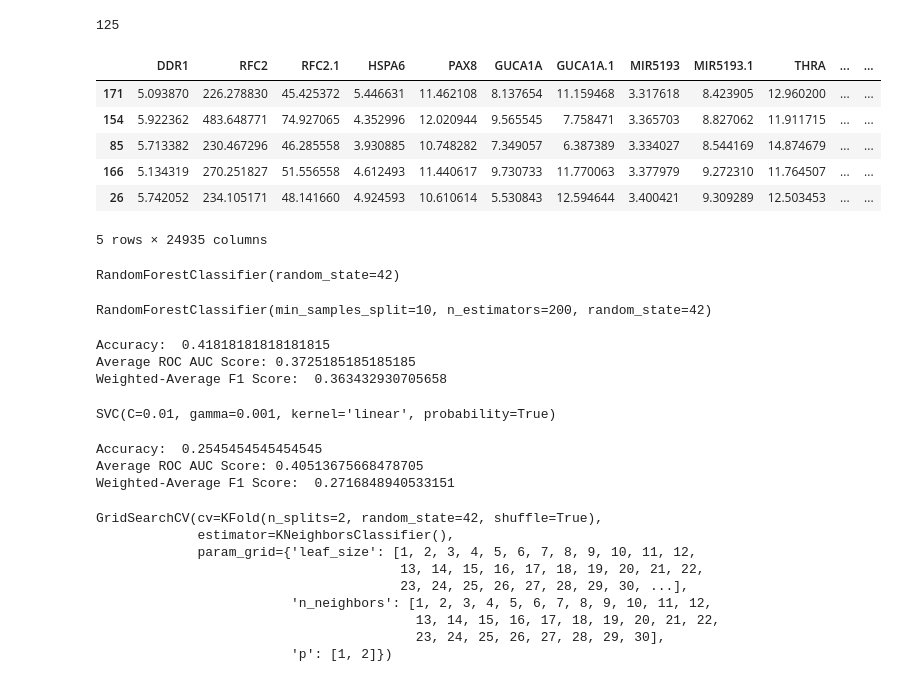
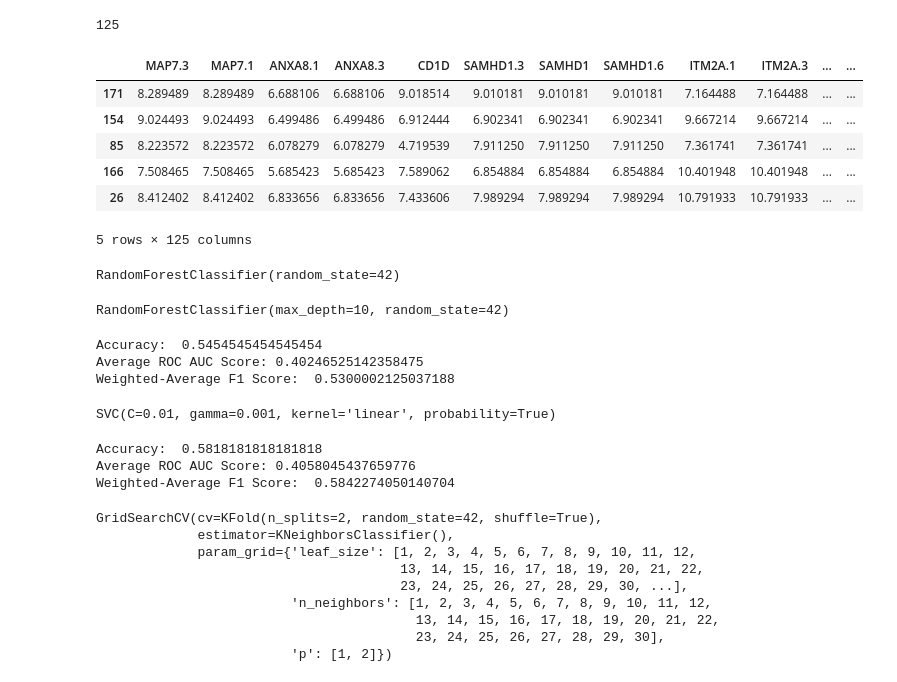
Before and after one commit to Chaoticatwithaneviltooth/5005_Project, a Jupyter notebook: aml-version2.ipynb, the cells around one changed output. Saved outputs shown, nothing was run; the diff lists cells and outputs as text; code cells hidden in the pictures.

```diff
--- a/aml-version2.ipynb
+++ b/aml-version2.ipynb
@@ -303,20 +303,20 @@ filtered_df = df[columns_to_keep]
 # %%
 # ML/AI Analysis
 y = df['SUBTYPES'] # <--- Target (Case/Control)
-x_biomarker = xtrain_boxcox_df[significant_biomarkers_list] # <--- Features (Significant Biomarkers)
+x_biomarker = x_log_transformed[significant_biomarkers_list] # <--- Features (Significant Biomarkers)
 
-x_biomarker_train, x_biomarker_test, y_biomarker_train, y_biomarker_test = train_test_split(xtrain_boxcox_df, y, test_size = test_size, random_state = random_state) # <--  Test/Train
+x_biomarker_train, x_biomarker_test, y_biomarker_train, y_biomarker_test = train_test_split(x_biomarker, y, test_size = test_size, random_state = random_state) # <--  Test/Train
 
 
 x_biomarker_train.head()
 # %% [output]
-|  | DDR1 | RFC2 | RFC2.1 | HSPA6 | PAX8 | GUCA1A | GUCA1A.1 | MIR5193 | MIR5193.1 | THRA | ... | ... |
-| 171 | 5.093870 | 226.278830 | 45.425372 | 5.446631 | 11.462108 | 8.137654 | 11.159468 | 3.317618 | 8.423905 | 12.960200 | ... | ... |
-| 154 | 5.922362 | 483.648771 | 74.927065 | 4.352996 | 12.020944 | 9.565545 | 7.758471 | 3.365703 | 8.827062 | 11.911715 | ... | ... |
-| 85 | 5.713382 | 230.467296 | 46.285558 | 3.930885 | 10.748282 | 7.349057 | 6.387389 | 3.334027 | 8.544169 | 14.874679 | ... | ... |
-| 166 | 5.134319 | 270.251827 | 51.556558 | 4.612493 | 11.440617 | 9.730733 | 11.770063 | 3.377979 | 9.272310 | 11.764507 | ... | ... |
-| 26 | 5.742052 | 234.105171 | 48.141660 | 4.924593 | 10.610614 | 5.530843 | 12.594644 | 3.400421 | 9.309289 | 12.503453 | ... | ... |
+|  | MAP7.3 | MAP7.1 | ANXA8.1 | ANXA8.3 | CD1D | SAMHD1.3 | SAMHD1 | SAMHD1.6 | ITM2A.1 | ITM2A.3 | ... | ... |
+| 171 | 8.289489 | 8.289489 | 6.688106 | 6.688106 | 9.018514 | 9.010181 | 9.010181 | 9.010181 | 7.164488 | 7.164488 | ... | ... |
+| 154 | 9.024493 | 9.024493 | 6.499486 | 6.499486 | 6.912444 | 6.902341 | 6.902341 | 6.902341 | 9.667214 | 9.667214 | ... | ... |
+| 85 | 8.223572 | 8.223572 | 6.078279 | 6.078279 | 4.719539 | 7.911250 | 7.911250 | 7.911250 | 7.361741 | 7.361741 | ... | ... |
+| 166 | 7.508465 | 7.508465 | 5.685423 | 5.685423 | 7.589062 | 6.854884 | 6.854884 | 6.854884 | 10.401948 | 10.401948 | ... | ... |
+| 26 | 8.412402 | 8.412402 | 6.833656 | 6.833656 | 7.433606 | 7.989294 | 7.989294 | 7.989294 | 10.791933 | 10.791933 | ... | ... |
-5 rows × 24935 columns
+5 rows × 125 columns
 # %%
 # Random Forest Classifier (with Hyperparameter Tuning)
 rf = RandomForestClassifier(random_state = 42) # <--- Initialize RF
@@ -343,7 +343,7 @@ rf_best.fit(x_biomarker_train, y_biomarker_train) # <--- Fit GridSearchCV
 rf_best = rf_best.best_estimator_ # <--- Assign Best Estimator
 rf_best
 # %% [output]
-RandomForestClassifier(min_samples_split=10, n_estimators=200, random_state=42)
+RandomForestClassifier(max_depth=10, random_state=42)
 # %%
 y_predict = rf_best.predict(x_biomarker_test)  # <--- Predict Target
 rf_accuracy = accuracy_score(y_biomarker_test, y_predict)  # <--- Calculate Accuracy
@@ -372,9 +372,9 @@ print('Accuracy: ', rf_accuracy)
 print("Average ROC AUC Score:", avg_roc_auc)
 print('Weighted-Average F1 Score: ', rf_F1)
 # %% [output]
-Accuracy:  0.41818181818181815
-Average ROC AUC Score: 0.3725185185185185
-Weighted-Average F1 Score:  0.363432930705658
+Accuracy:  0.5454545454545454
+Average ROC AUC Score: 0.40246525142358475
+Weighted-Average F1 Score:  0.5300002125037188
 # %%
 # Support Vector Machine (with Hyperparameter Tuning)
 svmc = SVC(kernel = 'linear', probability = True) # <--- Initialize SVM
@@ -421,9 +421,9 @@ print('Accuracy: ', svmc_accuracy)
 print("Average ROC AUC Score:", svmc_avg_roc_auc)
 print('Weighted-Average F1 Score: ', svmc_F1)
 # %% [output]
-Accuracy:  0.2545454545454545
-Average ROC AUC Score: 0.40513675668478705
-Weighted-Average F1 Score:  0.2716848940533151
+Accuracy:  0.5818181818181818
+Average ROC AUC Score: 0.4058045437659776
+Weighted-Average F1 Score:  0.5842274050140704
 # %%
 # k-Nearest Neighbors (with Hyperparameter Tuning)
 knn_classifier = sklearn.neighbors.KNeighborsClassifier() # <--- Initialize kNN
```
Also changed, not shown: parts of 7 cells of this notebook.
